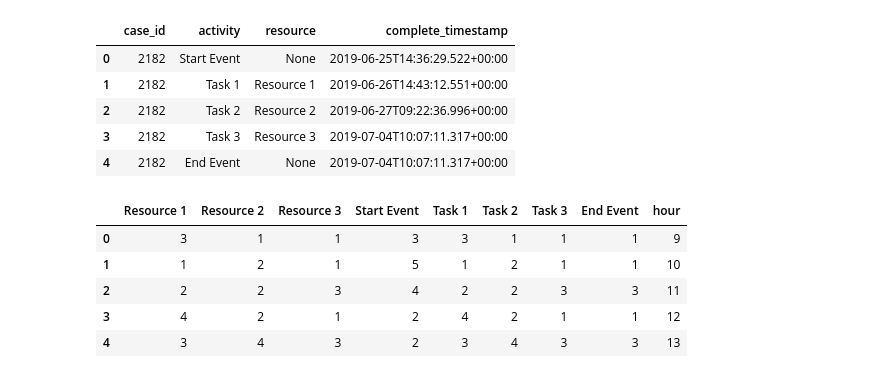
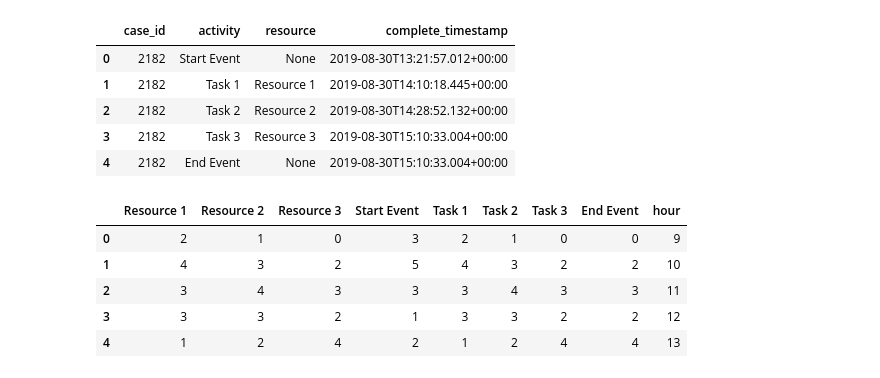
Before and after one commit to ai4automation/causal_inference_for_process_optimization, a Jupyter notebook: ipynb/End To End Pipeline.ipynb, the cells around one changed output. Cells and saved outputs as stored; diff of their text form; code cells hidden in the pictures.

```diff
--- a/ipynb/End To End Pipeline.ipynb
+++ b/ipynb/End To End Pipeline.ipynb
@@ -22,7 +29,7 @@ Process variable/ inference variable, inference variable
 # %%
 # change this as required
-mxml_filename = '../data/logs/A.1.simulation_logs.mxml'
-csv_filename = '../data/aggregates/A.1.csv'
+mxml_filename = '../data/logs/A.1.v2.simulation_logs.mxml'
+csv_filename = '../data/aggregates/A.1.v2.csv'
 groupby_time_frequency = 'H'
 # %%
 # calculates aggregates
@@ -53,42 +60,42 @@ for instance in tqdm(doc['WorkflowLog']['Process']['ProcessInstance']):
 df.head()
 # %% [output]
 |  | case_id | activity | resource | complete_timestamp |
-| 0 | 2182 | Start Event | None | 2019-06-25T14:36:29.522+00:00 |
-| 1 | 2182 | Task 1 | Resource 1 | 2019-06-26T14:43:12.551+00:00 |
-| 2 | 2182 | Task 2 | Resource 2 | 2019-06-27T09:22:36.996+00:00 |
-| 3 | 2182 | Task 3 | Resource 3 | 2019-07-04T10:07:11.317+00:00 |
-| 4 | 2182 | End Event | None | 2019-07-04T10:07:11.317+00:00 |
+| 0 | 2182 | Start Event | None | 2019-08-30T13:21:57.012+00:00 |
+| 1 | 2182 | Task 1 | Resource 1 | 2019-08-30T14:10:18.445+00:00 |
+| 2 | 2182 | Task 2 | Resource 2 | 2019-08-30T14:28:52.132+00:00 |
+| 3 | 2182 | Task 3 | Resource 3 | 2019-08-30T15:10:33.004+00:00 |
+| 4 | 2182 | End Event | None | 2019-08-30T15:10:33.004+00:00 |
 # %%
 df['completion_datetime'] = pd.to_datetime(df.complete_timestamp, format='%Y-%m-%dT%H:%M:%S.%f+00:00')
 df.drop(columns='complete_timestamp', inplace=True)
 df.fillna('None', inplace=True)
 
 all_columns = ['timestamp'] + list(df['resource'].unique()) + list(df['activity'].unique())
 data_aggregate = pd.DataFrame(columns=all_columns)
 
 grouped = df.groupby(pd.Grouper(key='completion_datetime', freq=groupby_time_frequency))
-for name1, group1 in tqdm(grouped):
+for name1, group1 in grouped:
     temp_row = {key: 0 for key in all_columns}
     temp_row['timestamp'] = name1
     for name2, group2 in group1.groupby(['activity', 'resource']):
         count = len(group2['case_id'].unique())
         try:
             temp_row[name2[0]] += count
         except KeyError:
             pass
         try:
             temp_row[name2[1]] += count
         except KeyError:
             pass
     data_aggregate = data_aggregate.append(temp_row, ignore_index=True)
 
 data_aggregate['hour'] = data_aggregate['timestamp'].apply(lambda x: x.hour)
 data_aggregate.drop(columns=['timestamp', 'None'], inplace=True)
 data_aggregate.head()
 # %% [output]
 |  | Resource 1 | Resource 2 | Resource 3 | Start Event | Task 1 | Task 2 | Task 3 | End Event | hour |
-| 0 | 3 | 1 | 1 | 3 | 3 | 1 | 1 | 1 | 9 |
-| 1 | 1 | 2 | 1 | 5 | 1 | 2 | 1 | 1 | 10 |
-| 2 | 2 | 2 | 3 | 4 | 2 | 2 | 3 | 3 | 11 |
-| 3 | 4 | 2 | 1 | 2 | 4 | 2 | 1 | 1 | 12 |
-| 4 | 3 | 4 | 3 | 2 | 3 | 4 | 3 | 3 | 13 |
+| 0 | 2 | 1 | 0 | 3 | 2 | 1 | 0 | 0 | 9 |
+| 1 | 4 | 3 | 2 | 5 | 4 | 3 | 2 | 2 | 10 |
+| 2 | 3 | 4 | 3 | 3 | 3 | 4 | 3 | 3 | 11 |
+| 3 | 3 | 3 | 2 | 1 | 3 | 3 | 2 | 2 | 12 |
+| 4 | 1 | 2 | 4 | 2 | 1 | 2 | 4 | 4 | 13 |
```
Also changed, not shown: parts of 51 cells of this notebook.
